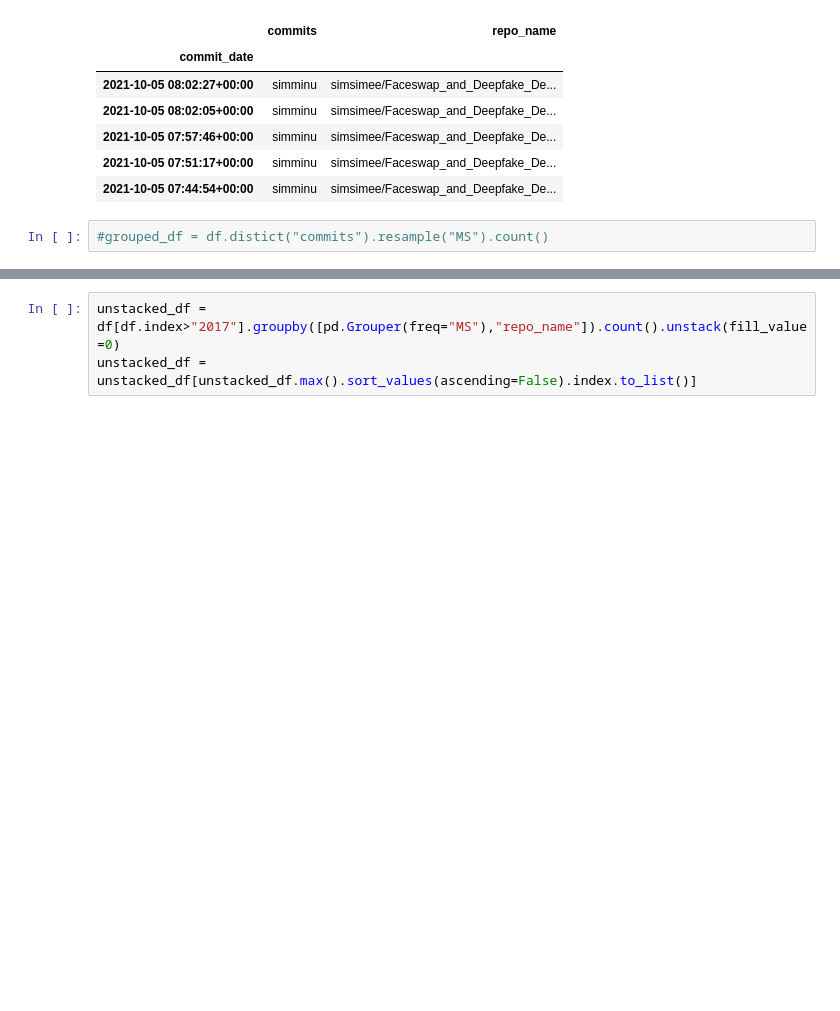
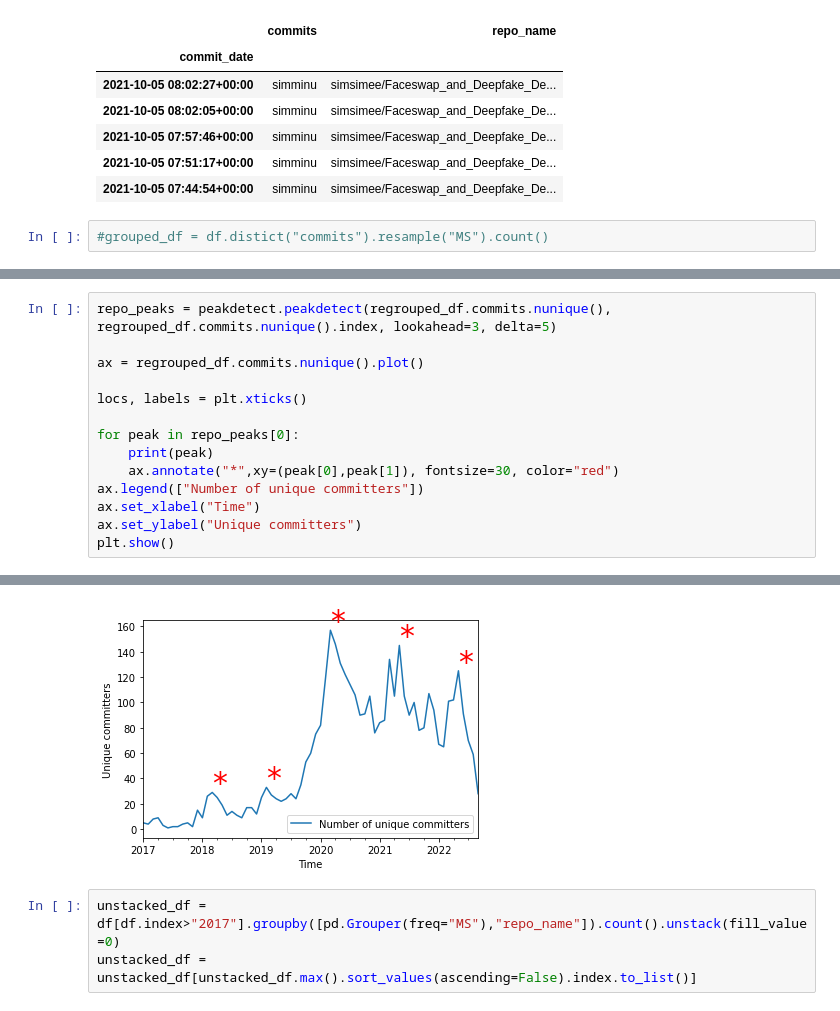
Before and after one commit to solalatus/deepfake_popularity, a Jupyter notebook: github_analyzer.ipynb, the cells around one changed output, grey strips where cells are left out. Saved outputs shown, nothing was run; the diff lists cells and outputs as text; blank space fills up the shorter version.

```diff
--- a/github_analyzer.ipynb
+++ b/github_analyzer.ipynb
@@ -82,0 +105,15 @@ plt.show()
+# %%
+repo_peaks = peakdetect.peakdetect(regrouped_df.commits.nunique(), regrouped_df.commits.nunique().index, lookahead=3, delta=5)
+
+ax = regrouped_df.commits.nunique().plot()
+
+locs, labels = plt.xticks()
+
+for peak in repo_peaks[0]:
+    print(peak)
+    ax.annotate("*",xy=(peak[0],peak[1]), fontsize=30, color="red")
+ax.legend(["Number of unique committers"])
+ax.set_xlabel("Time")
+ax.set_ylabel("Unique committers")
+plt.show()
+# %% [output]
@@ -83,3 +125,4 @@ plt.show()
+[figure, added]
 # %%
 unstacked_df = df[df.index>"2017"].groupby([pd.Grouper(freq="MS"),"repo_name"]).count().unstack(fill_value=0)
 unstacked_df = unstacked_df[unstacked_df.max().sort_values(ascending=False).index.to_list()]
```
Also changed, not shown: parts of 7 cells of this notebook, 2 other files.
